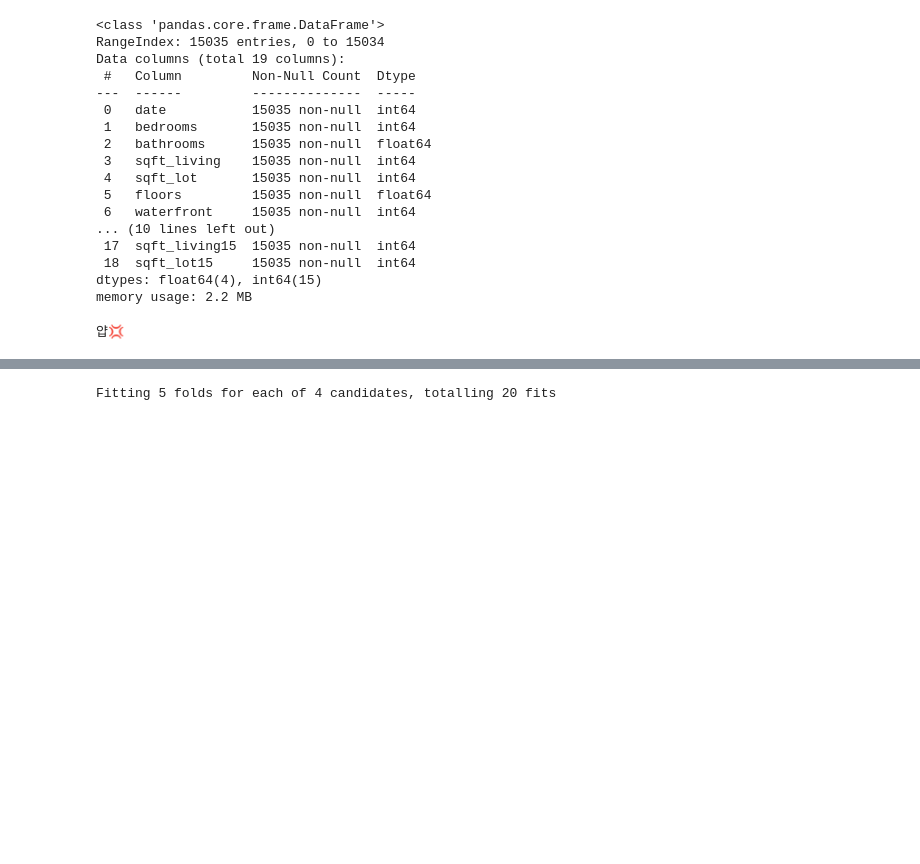
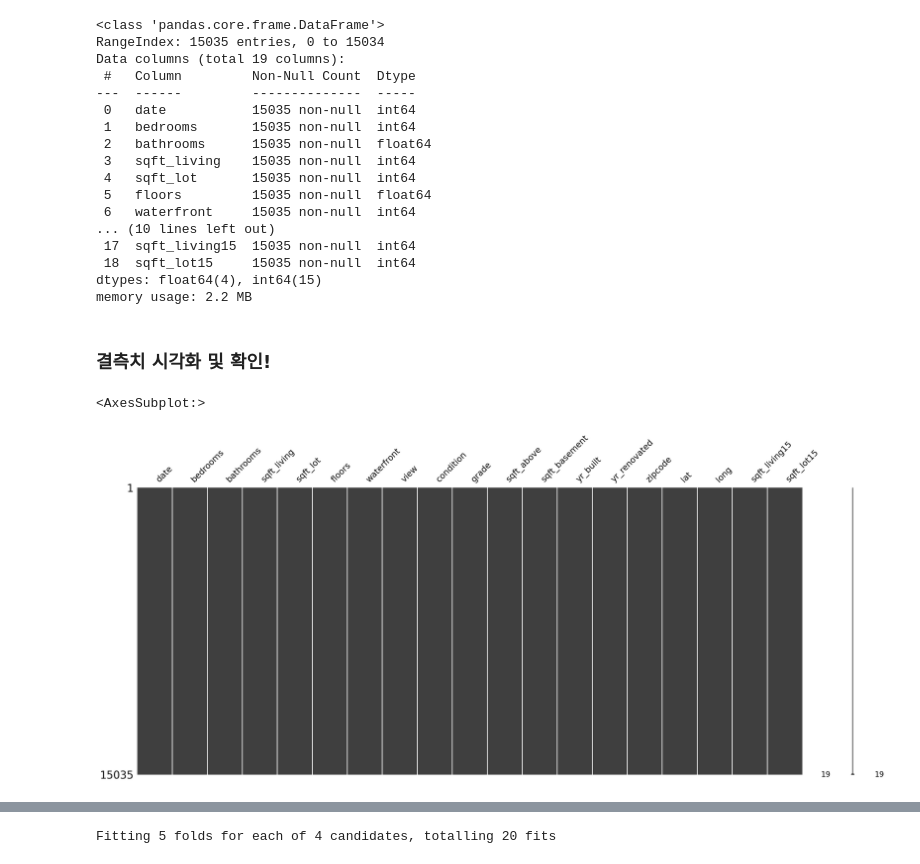
Before and after one commit to zoohoney/workplace, a Jupyter notebook: E-09]my_first_kaggle.ipynb, the cells around one changed output, grey strips where cells are left out. Cells and saved outputs as stored; diff of their text form; code cells hidden in the pictures; blank space fills up the shorter version.

```diff
--- a/E-09]my_first_kaggle.ipynb
+++ b/E-09]my_first_kaggle.ipynb
@@ -155,10 +155,10 @@ Data columns (total 19 columns):
  18  sqft_lot15     15035 non-null  int64
 dtypes: float64(4), int64(15)
 memory usage: 2.2 MB
-# %%
-from sklearn.model_selection import train_test_split
-from sklearn.metrics import mean_squared_error
-
-print('얍💢')
-# %% [output]
-얍💢
+# %% [markdown]
+### 결측치 시각화 및 확인!
+# %%
+msno.matrix(train)
+# %% [output]
+<AxesSubplot:>
+[figure, added]
```
Also changed, not shown: parts of 47 cells of this notebook.
